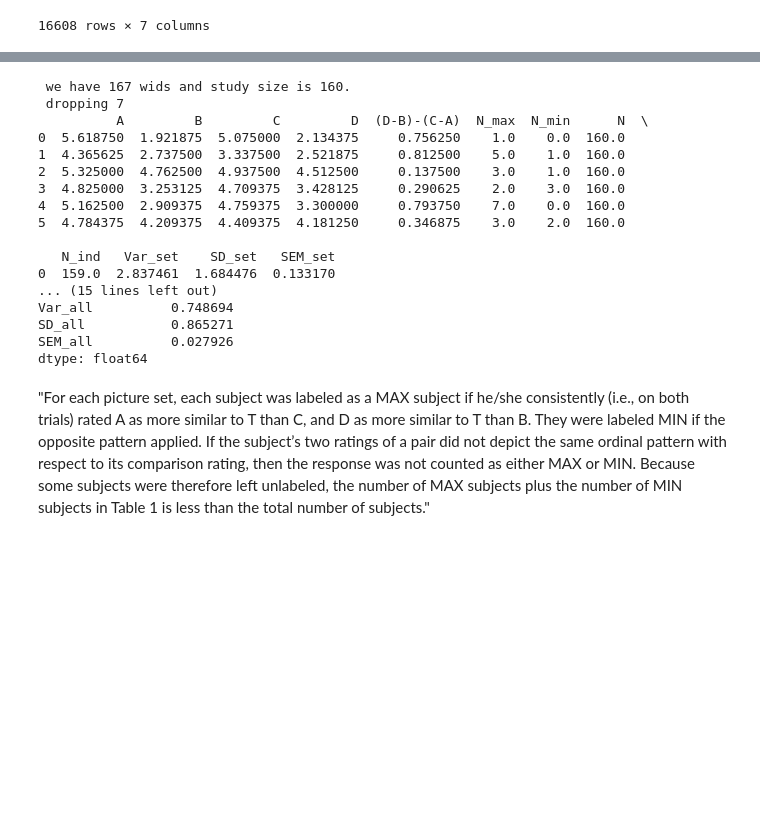
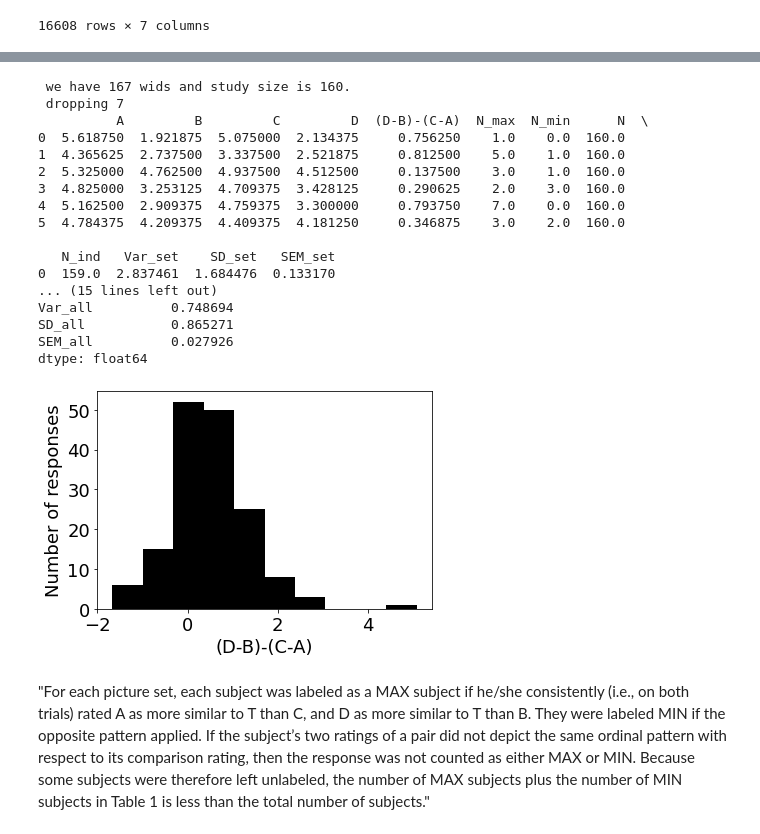
Before and after one commit to battleday/psirokuturk, a Jupyter notebook: analysis/interpret_data_processed.ipynb, the cells around one changed output, grey strips where cells are left out. Saved outputs shown, nothing was run; the diff lists cells and outputs as text; code cells hidden in the pictures; blank space fills up the shorter version.

```diff
--- a/analysis/interpret_data_processed.ipynb
+++ b/analysis/interpret_data_processed.ipynb
@@ -245,34 +248,39 @@ if len(validWids) > study:
         validWids.pop()
 
 allDF = process_data_set(cleanResponses, validWids)
-
+fig, ax = plt.subplots()
+ax.hist(allDF['(D-B)-(C-A)'], color='k', bins=10)
+ax.set_ylabel('Number of responses')
+ax.set_xlabel('(D-B)-(C-A)')
+plt.savefig('{}/response_distribution.png'.format(save_dir), bbox_inches="tight")
 setDF = summarize_all_sets(cleanResponses, validWids, 6)
 overallDF = compress_all_sets(setDF, allDF)
 print(setDF)
 print()
 print(overallDF)
 # print(allDF['(D-B)-(C-A)'])
 
 setDF.to_pickle('{}/processed_data_set_level_{}.p'.format(save_dir, version))
 overallDF.to_pickle('{}/processed_data_exp_level_{}.p'.format(save_dir, version))
 # %% [output]
  we have 167 wids and study size is 160.
  dropping 7
           A         B         C         D  (D-B)-(C-A)  N_max  N_min      N  \
 0  5.618750  1.921875  5.075000  2.134375     0.756250    1.0    0.0  160.0
 1  4.365625  2.737500  3.337500  2.521875     0.812500    5.0    1.0  160.0
 2  5.325000  4.762500  4.937500  4.512500     0.137500    3.0    1.0  160.0
 3  4.825000  3.253125  4.709375  3.428125     0.290625    2.0    3.0  160.0
 4  5.162500  2.909375  4.759375  3.300000     0.793750    7.0    0.0  160.0
 5  4.784375  4.209375  4.409375  4.181250     0.346875    3.0    2.0  160.0
 
    N_ind   Var_set    SD_set   SEM_set
 0  159.0  2.837461  1.684476  0.133170
 ... (15 lines left out)
 Var_all          0.748694
 SD_all           0.865271
 SEM_all          0.027926
 dtype: float64
+[figure, added]
 # %% [markdown]
 "For each picture set, each subject was labeled
 as a MAX subject if he/she consistently (i.e., on both trials) rated A as
```
Also changed, not shown: parts of 1 cell of this notebook, 2 other files.
